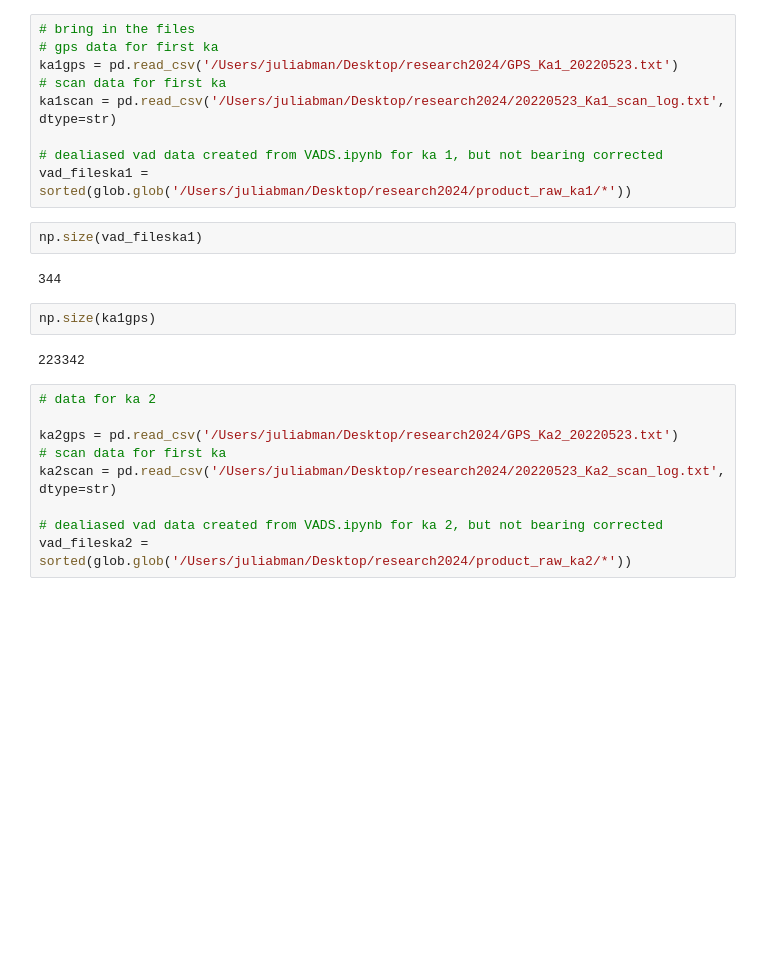
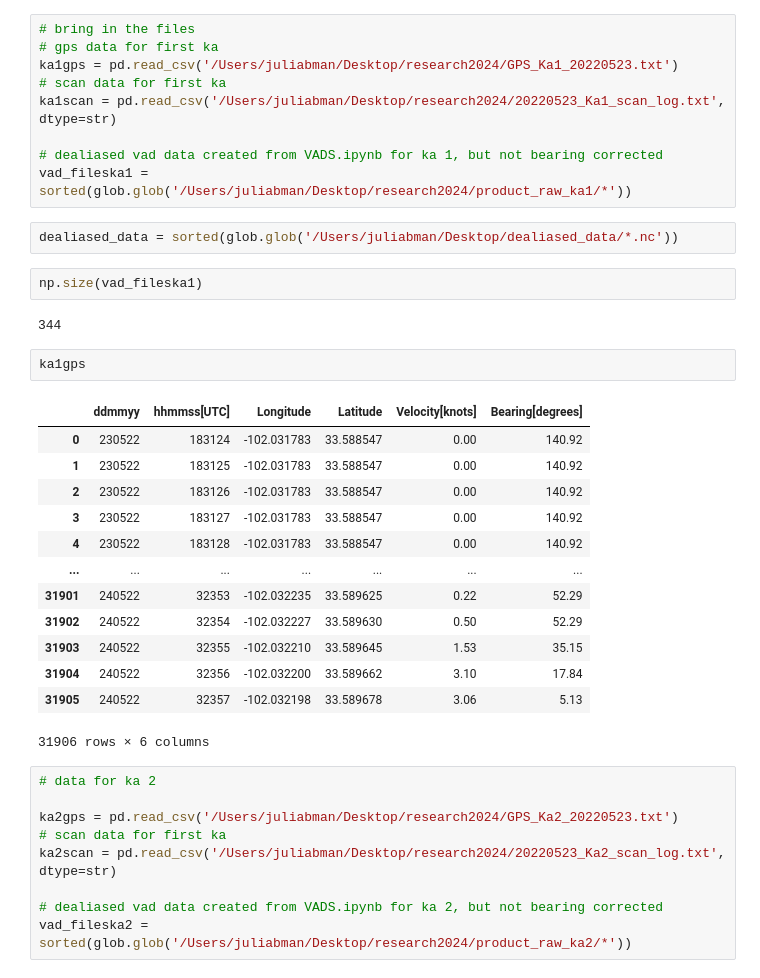
Before and after one commit to JuliaBuhrman/research2024, a Jupyter notebook: dealiasing.ipynb, the cells around one changed output. Cells and saved outputs as stored; diff of their text form; blank space fills up the shorter version.

```diff
--- a/dealiasing.ipynb
+++ b/dealiasing.ipynb
@@ -369,14 +379,28 @@ ka1scan = pd.read_csv('/Users/juliabman/Desktop/research2024/20220523_Ka1_scan_l
 
 # dealiased vad data created from VADS.ipynb for ka 1, but not bearing corrected
 vad_fileska1 = sorted(glob.glob('/Users/juliabman/Desktop/research2024/product_raw_ka1/*'))
+# %%
+dealiased_data = sorted(glob.glob('/Users/juliabman/Desktop/dealiased_data/*.nc'))
 # %%
 np.size(vad_fileska1)
 # %% [output]
 344
-# %%
-np.size(ka1gps)
-# %% [output]
-223342
+# %%
+ka1gps
+# %% [output]
+|  | ddmmyy | hhmmss[UTC] | Longitude | Latitude | Velocity[knots] | Bearing[degrees] |
+| 0 | 230522 | 183124 | -102.031783 | 33.588547 | 0.00 | 140.92 |
+| 1 | 230522 | 183125 | -102.031783 | 33.588547 | 0.00 | 140.92 |
+| 2 | 230522 | 183126 | -102.031783 | 33.588547 | 0.00 | 140.92 |
+| 3 | 230522 | 183127 | -102.031783 | 33.588547 | 0.00 | 140.92 |
+| 4 | 230522 | 183128 | -102.031783 | 33.588547 | 0.00 | 140.92 |
+| ... | ... | ... | ... | ... | ... | ... |
+| 31901 | 240522 | 32353 | -102.032235 | 33.589625 | 0.22 | 52.29 |
+| 31902 | 240522 | 32354 | -102.032227 | 33.589630 | 0.50 | 52.29 |
+| 31903 | 240522 | 32355 | -102.032210 | 33.589645 | 1.53 | 35.15 |
+| 31904 | 240522 | 32356 | -102.032200 | 33.589662 | 3.10 | 17.84 |
+| 31905 | 240522 | 32357 | -102.032198 | 33.589678 | 3.06 | 5.13 |
+31906 rows × 6 columns
 # %%
 # data for ka 2
 
```
Also changed, not shown: parts of 43 cells of this notebook, 2 other files.
